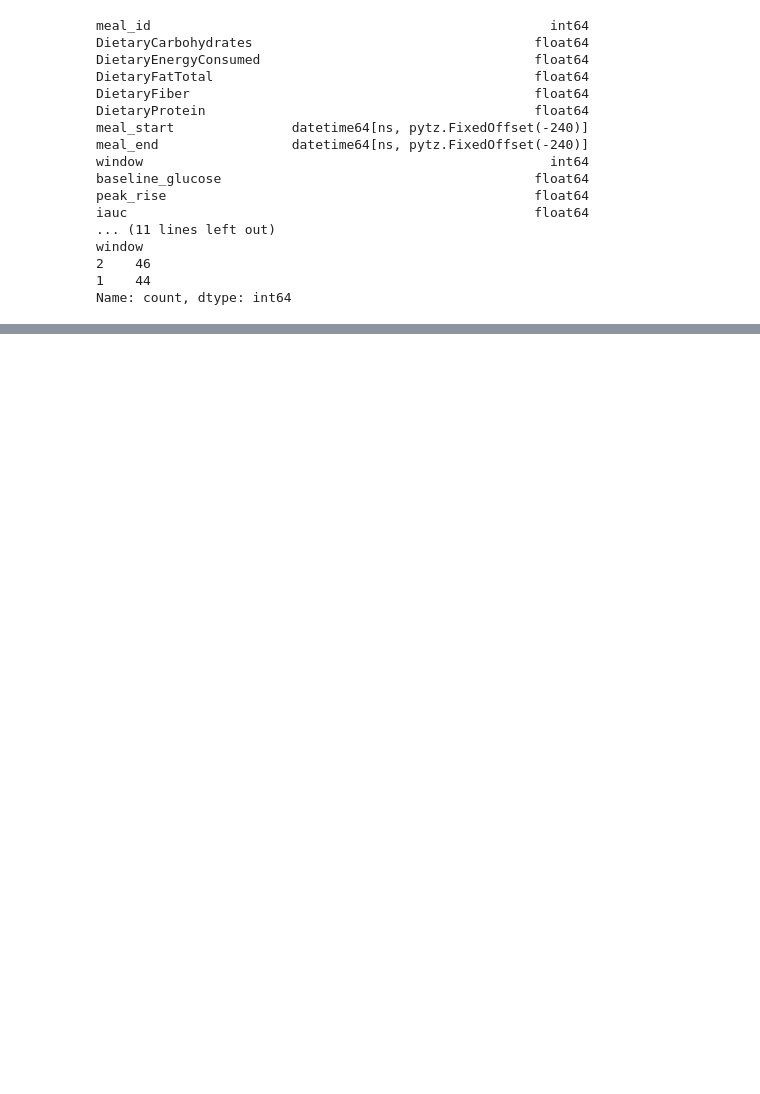
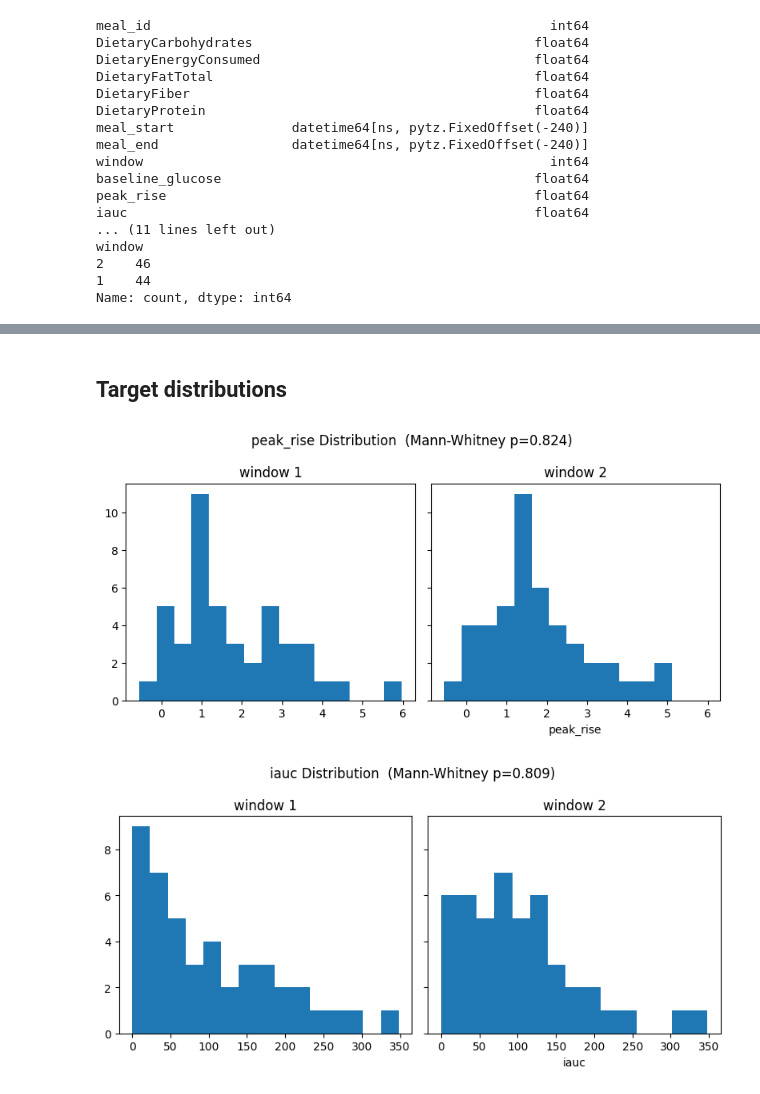
Before and after one commit to kayc26/cgm_insights, a Jupyter notebook: src/model.ipynb, the cells around one changed output, grey strips where cells are left out. Cells and saved outputs as stored; diff of their text form; code cells hidden in the pictures; blank space fills up the shorter version.

```diff
--- a/src/model.ipynb
+++ b/src/model.ipynb
@@ -26,0 +59,26 @@ Name: count, dtype: int64
+# %% [markdown]
+## Target distributions
+# %%
+def plot_feature_distribution(windows, feature):
+    bins = np.linspace(meal_dataset[feature].min(), meal_dataset[feature].max(), 16)
+
+    groups = [meal_dataset[meal_dataset['window'] == w][feature] for w in windows]
+    _, p = stats.mannwhitneyu(*groups, alternative='two-sided')
+
+
+    fig, axes = plt.subplots(1, len(windows), sharex=True, sharey=True, figsize=(8,4))
+    for ax, w in zip(axes, windows):
+        subset = meal_dataset[meal_dataset['window']==w]
+        ax.hist(subset[feature], bins=bins)
+        ax.set_title(f'window {w}')
+    plt.suptitle(f'{feature} Distribution  (Mann-Whitney p={p:.3f})')
+    plt.xlabel(f'{feature}')
+    plt.tight_layout()
+    plt.show()
+# %%
+windows = meal_dataset['window'].unique()
+for feature in ['peak_rise', 'iauc']:
+    plot_feature_distribution(windows, feature)
+# %% [output]
+[figure, added]
+[figure, added]
```
Also changed, not shown: parts of 14 cells of this notebook.
